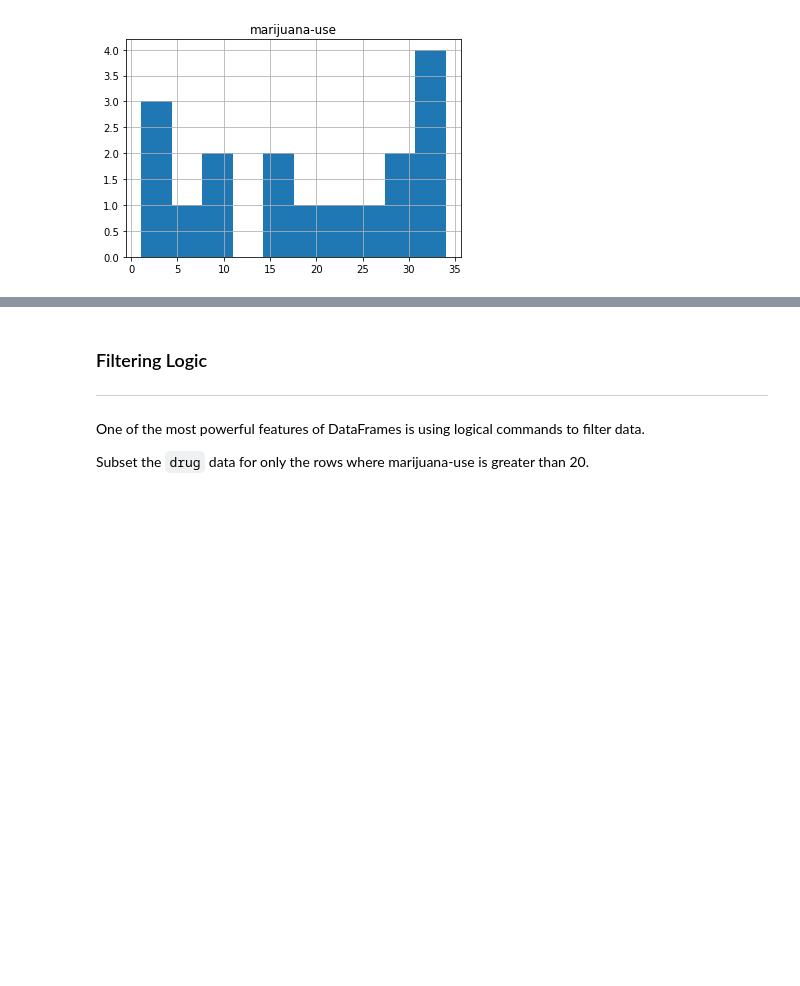
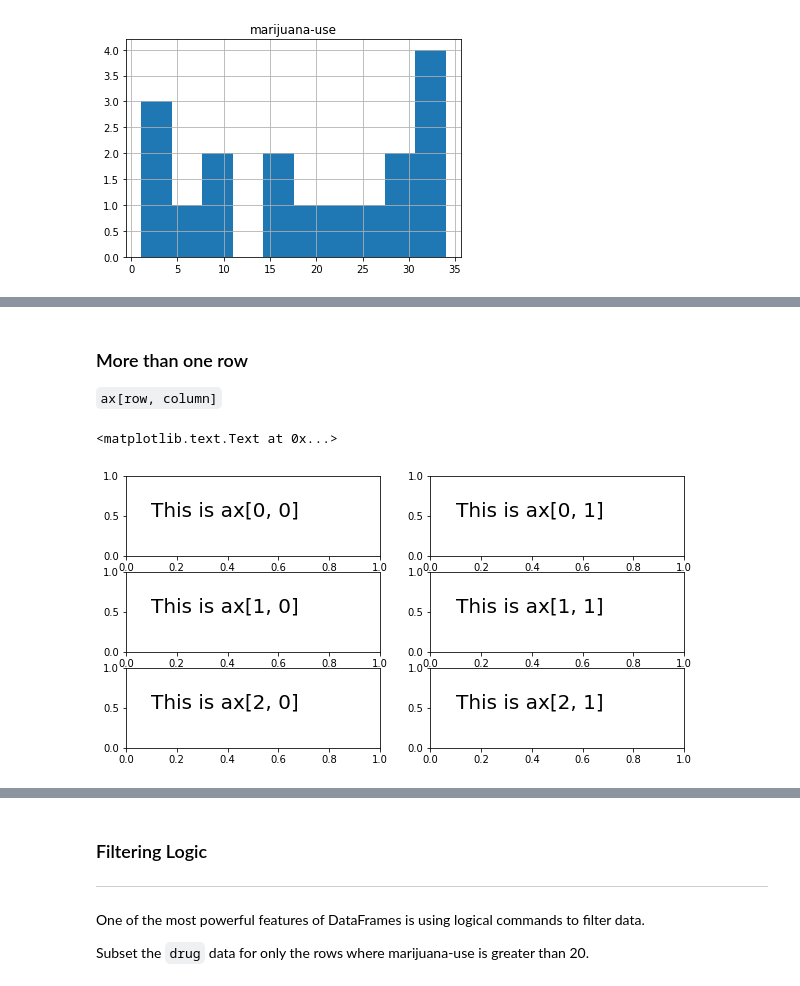
Before and after one commit to rickwp08/associads, a Jupyter notebook: intro-to-pandas.ipynb, the cells around one changed output, grey strips where cells are left out. Drawn from its saved outputs; the diff is of its cells as text; code cells hidden in the pictures; blank space fills up the shorter version.

```diff
--- a/intro-to-pandas.ipynb
+++ b/intro-to-pandas.ipynb
@@ -587,0 +609,16 @@ array([[<matplotlib.axes._subplots.AxesSubplot object at 0x...>]], dtype=object)
+# %% [markdown]
+### More than one row
+
+`ax[row, column]`
+# %%
+figure, ax = plt.subplots(nrows=3, ncols=2, figsize=(10, 5))
+
+ax[0, 0].text(s="This is ax[0, 0]", x=.1, y=.5, size=20)
+ax[0, 1].text(s="This is ax[0, 1]", x=.1, y=.5, size=20)
+ax[1, 0].text(s="This is ax[1, 0]", x=.1, y=.5, size=20)
+ax[1, 1].text(s="This is ax[1, 1]", x=.1, y=.5, size=20)
+ax[2, 0].text(s="This is ax[2, 0]", x=.1, y=.5, size=20)
+ax[2, 1].text(s="This is ax[2, 1]", x=.1, y=.5, size=20)
+# %% [output]
+<matplotlib.text.Text at 0x...>
+[figure, added]
```
Also changed, not shown: parts of 24 cells of this notebook.
